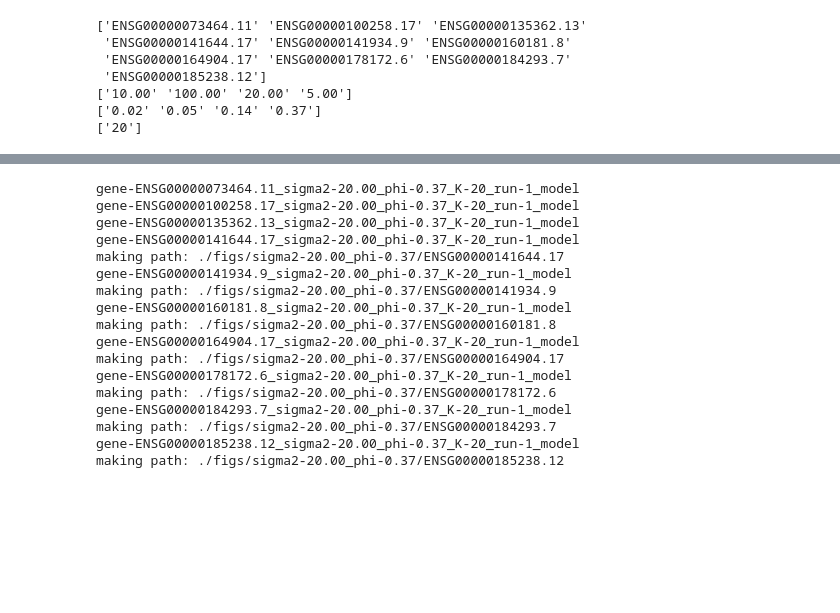
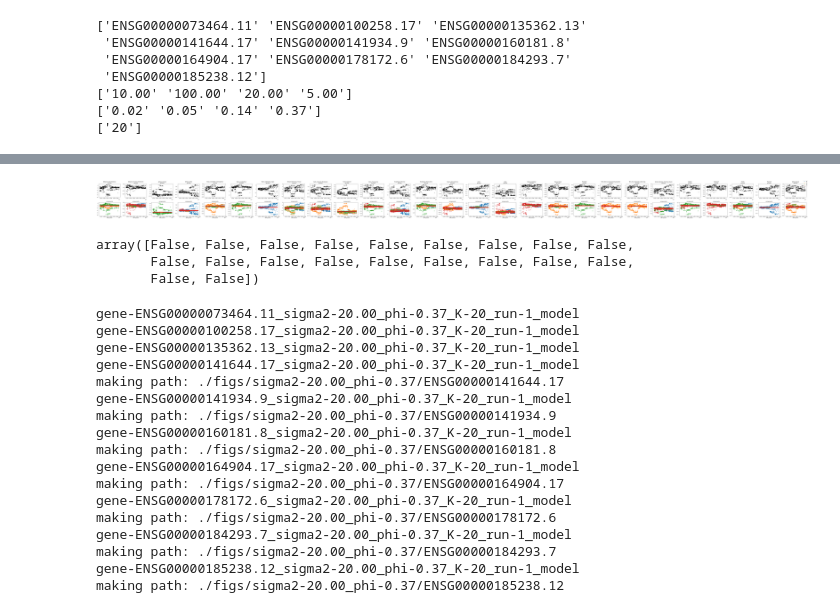
Before and after one commit to karltayeb/cafeh, a Jupyter notebook: notebooks/marios_genes_results.ipynb, the cells around one changed output, grey strips where cells are left out. Cells and saved outputs as stored; diff of their text form; code cells hidden in the pictures; blank space fills up the shorter version.

```diff
--- a/notebooks/marios_genes_results.ipynb
+++ b/notebooks/marios_genes_results.ipynb
@@ -63,3 +103,18 @@ print(Ks)
+# %%
+gene = 'ENSG00000141644.17'
+key = get_key([gene, sigma2s[2], phis[3], Ks[0], 1])
+model = SpikeSlabSER(np.zeros((1, 1)), np.zeros((1, 1)), 1, [], [], 0.1, 10.0)
+model.__dict__ = models[key]
+# %%
+model.plot_decomposed_zscores()
+# %% [output]
+[figure, added]
+# %%
+np.all(model.weights > 0 & ~np.isclose(model.weights, 0), 0)
+# %% [output]
+array([False, False, False, False, False, False, False, False, False,
+       False, False, False, False, False, False, False, False, False,
+       False, False])
 # %%
 for gene in genes:
     key = get_key([gene, sigma2s[2], phis[3], Ks[0], 1])
```
Also changed, not shown: parts of 4 cells of this notebook.
